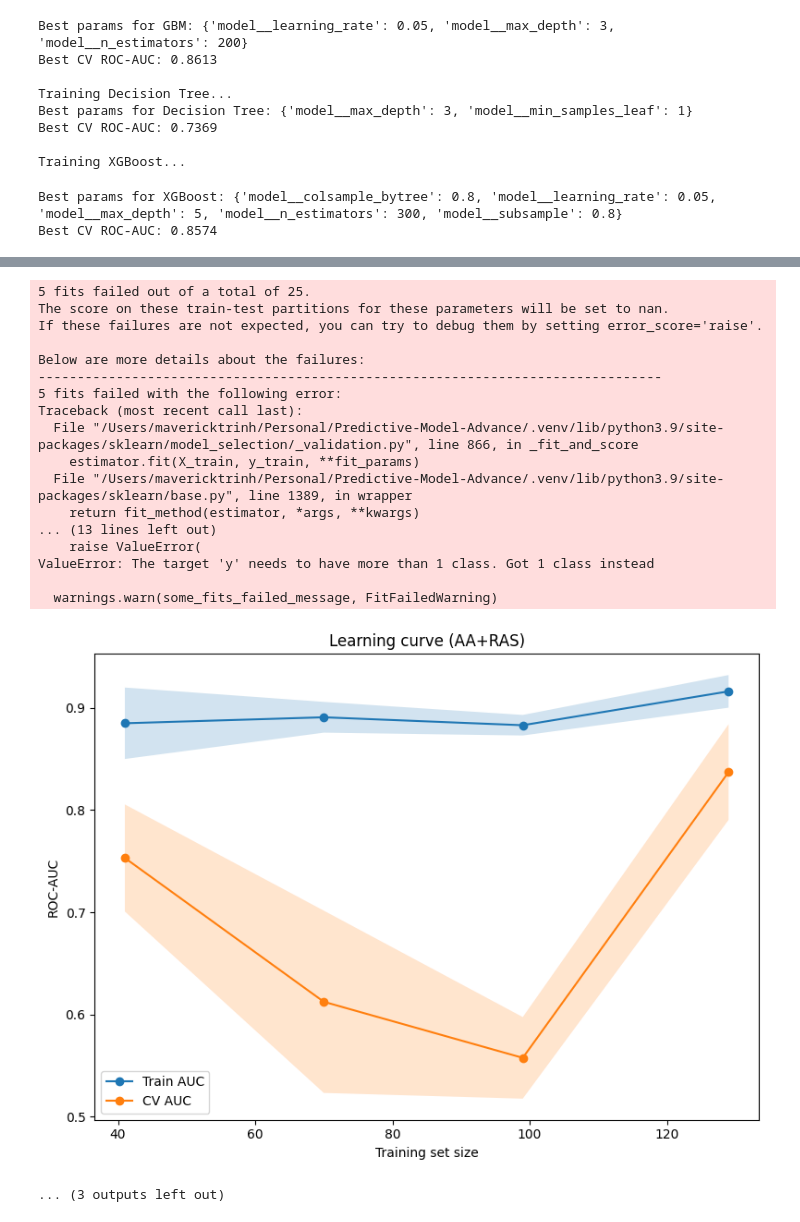
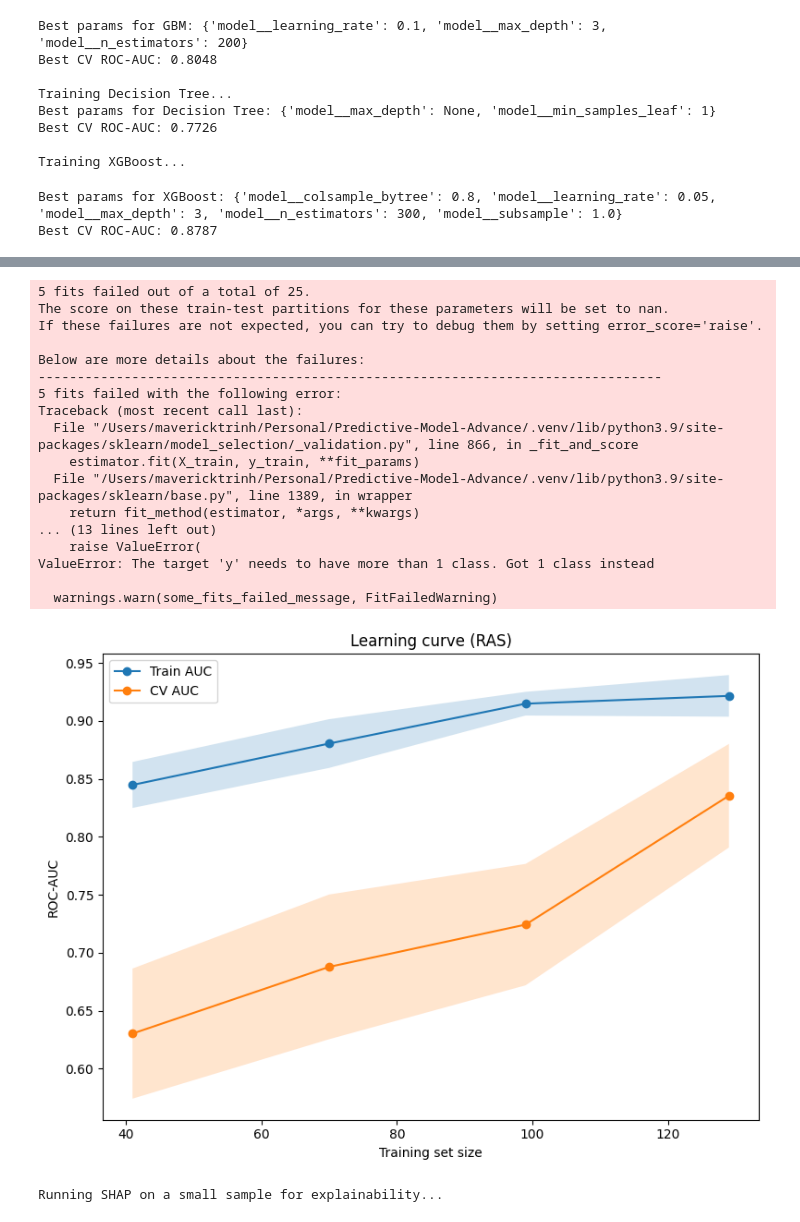
Before and after one commit to ZeroToH3ro/Predictive-Model-Advance, a Jupyter notebook: Predictive_model.ipynb, the cells around one changed output, grey strips where cells are left out. Drawn from its saved outputs; the diff is of its cells as text; code cells hidden in the pictures.

Commit message:
remove data 162 sample and update logic

```diff
--- a/Predictive_model.ipynb
+++ b/Predictive_model.ipynb
@@ -427,7 +394,7 @@ def train_and_evaluate_models(X, y, seq_df, feature_names, label="", save_path=N
         "save_path": save_path,
     }
 # %%
-def explain_with_shap(model, X_train, X_test, feature_names, max_background=50, max_samples=20):
+def explain_with_shap(model, X_train, X_test, feature_names, max_background=50, max_samples=20, save_path=None, label=""):
     try:
         import shap
     except ImportError:
@@ -466,7 +433,20 @@ def explain_with_shap(model, X_train, X_test, feature_names, max_background=50,
     if len(feature_names) != samples.shape[1]:
         feature_names = [f"feature_{i}" for i in range(samples.shape[1])]
 
-    shap.summary_plot(shap_matrix, samples, feature_names=feature_names, show=True)
+    safe_label = (label or "run").replace(" ", "_")
+
+    if save_path:
+        os.makedirs(save_path, exist_ok=True)
+        shap_df = pd.DataFrame(shap_matrix, columns=feature_names)
+        shap_df.to_excel(os.path.join(save_path, f"shap_values_{safe_label}.xlsx"), index=False)
+
+    shap.summary_plot(shap_matrix, samples, feature_names=feature_names, show=False)
+    if save_path:
+        plt.tight_layout()
+        plt.savefig(os.path.join(save_path, f"shap_summary_{safe_label}.png"), dpi=200)
+        plt.close()
+    else:
+        plt.show()
 # %%
 def plot_model_comparisons(results, label="", save_path=None):
     metrics_df = results.get("metrics")
@@ -485,6 +465,7 @@ def plot_model_comparisons(results, label="", save_path=None):
     ]
     metric_cols = [m for m in metric_cols if m in metrics_df.columns]
     safe_label = (label or "run").replace(" ", "_")
+    chart_num = 1
 
     if metric_cols:
         x = np.arange(len(metrics_df))
@@ -494,13 +475,17 @@ def plot_model_comparisons(results, label="", save_path=None):
             plt.bar(x + i * width, metrics_df[metric], width=width, label=metric)
         plt.xticks(x + width * (len(metric_cols) - 1) / 2, metrics_df["Model"], rotation=30, ha="right")
         plt.ylabel("Score")
-        plt.title(f"Model performance comparison ({label})" if label else "Model performance comparison")
+        title = f"Chart {chart_num}: Model performance comparison"
+        if label:
+            title = f"Chart {chart_num}: Model performance comparison ({label})"
+        plt.title(title)
         plt.ylim(0, 1)
         plt.legend()
         plt.tight_layout()
         if save_path:
             plt.savefig(os.path.join(save_path, f"model_metric_comparison_{safe_label}.png"), dpi=200)
         plt.show()
+        chart_num += 1
     else:
         print("No metric columns found for plotting.")
 
@@ -521,7 +506,10 @@ def plot_model_comparisons(results, label="", save_path=None):
         plt.plot([0, 1], [0, 1], "k--", linewidth=1)
         plt.xlabel("False Positive Rate")
         plt.ylabel("True Positive Rate")
-        plt.title(f"ROC comparison ({label})" if label else "ROC comparison")
+        title = f"Chart {chart_num}: ROC comparison"
+        if label:
+            title = f"Chart {chart_num}: ROC comparison ({label})"
+        plt.title(title)
         plt.legend()
         plt.tight_layout()
         if save_path:
@@ -624,9 +612,9 @@ def plot_learning_curve(model, X, y, label="", save_path=None, cv=5):
         plt.savefig(os.path.join(save_path, f"learning_curve_{safe_label}.png"), dpi=200)
     plt.show()
 # %%
-sequence_path = "data/data_training_162_model.csv"
+sequence_path = None
 ras_path = "data/data_RAS.xlsx"
-seq_type = "aa"  # amino-acid genomic features
+seq_type = "aa"  # unused when use_sequence=False
 
 run_dir = os.path.join("outputs", "Experiment_Model_" + datetime.now().strftime("%Y%m%d_%H%M%S"))
 
@@ -638,6 +626,7 @@ X, y, seq_df, ras_features, feature_names = build_feature_matrix(
     ras_path,
     seq_type=seq_type,
     ras_sheet="Sheet1",
+    use_sequence=False,
 )
 
 results = train_and_evaluate_models(
@@ -645,13 +634,13 @@ results = train_and_evaluate_models(
     y,
     seq_df=seq_df,
     feature_names=feature_names,
-    label=f"{seq_type.upper()}+RAS",
+    label="RAS",
     save_path=run_dir,
 )
 
 plot_model_comparisons(
     results,
-    label=f"{seq_type.upper()}+RAS",
+    label="RAS",
     save_path=run_dir,
 )
 
@@ -661,7 +650,7 @@ if svm_model is not None:
         svm_model,
         X,
         y,
-        label=f"{seq_type.upper()}+RAS",
+        label="RAS",
         save_path=run_dir,
     )
 else:
@@ -674,6 +663,8 @@ if svm_result:
         results["X_train"],
         results["X_test"],
         feature_names=results["feature_names"],
+        save_path=run_dir,
+        label="RAS",
     )
 else:
     print("SVM results unavailable; skipping SHAP explainability.")
@@ -709,12 +700,12 @@ Best CV ROC-AUC: 0.8973
 
 Training GBM...
-Best params for GBM: {'model__learning_rate': 0.05, 'model__max_depth': 3, 'model__n_estimators': 200}
-Best CV ROC-AUC: 0.8613
+Best params for GBM: {'model__learning_rate': 0.1, 'model__max_depth': 3, 'model__n_estimators': 200}
+Best CV ROC-AUC: 0.8048
 
 Training Decision Tree...
-Best params for Decision Tree: {'model__max_depth': 3, 'model__min_samples_leaf': 1}
-Best CV ROC-AUC: 0.7369
+Best params for Decision Tree: {'model__max_depth': None, 'model__min_samples_leaf': 1}
+Best CV ROC-AUC: 0.7726
 
 Training XGBoost...
-Best params for XGBoost: {'model__colsample_bytree': 0.8, 'model__learning_rate': 0.05, 'model__max_depth': 5, 'model__n_estimators': 300, 'model__subsample': 0.8}
-Best CV ROC-AUC: 0.8574
+Best params for XGBoost: {'model__colsample_bytree': 0.8, 'model__learning_rate': 0.05, 'model__max_depth': 3, 'model__n_estimators': 300, 'model__subsample': 1.0}
+Best CV ROC-AUC: 0.8787
@@ -723,19 +714,19 @@ Best CV ROC-AUC: 0.8574
 5 fits failed out of a total of 25.
 The score on these train-test partitions for these parameters will be set to nan.
 If these failures are not expected, you can try to debug them by setting error_score='raise'.
 
 Below are more details about the failures:
 --------------------------------------------------------------------------------
 5 fits failed with the following error:
 Traceback (most recent call last):
   File "/Users/mavericktrinh/Personal/Predictive-Model-Advance/.venv/lib/python3.9/site-packages/sklearn/model_selection/_validation.py", line 866, in _fit_and_score
     estimator.fit(X_train, y_train, **fit_params)
   File "/Users/mavericktrinh/Personal/Predictive-Model-Advance/.venv/lib/python3.9/site-packages/sklearn/base.py", line 1389, in wrapper
     return fit_method(estimator, *args, **kwargs)
 ... (13 lines left out)
     raise ValueError(
 ValueError: The target 'y' needs to have more than 1 class. Got 1 class instead
 
   warnings.warn(some_fits_failed_message, FitFailedWarning)
-[figure, old version]
+[figure, new version]
-... (3 outputs left out)
+Running SHAP on a small sample for explainability...
```
Also changed, not shown: parts of 4 cells of this notebook, 3 other files.
